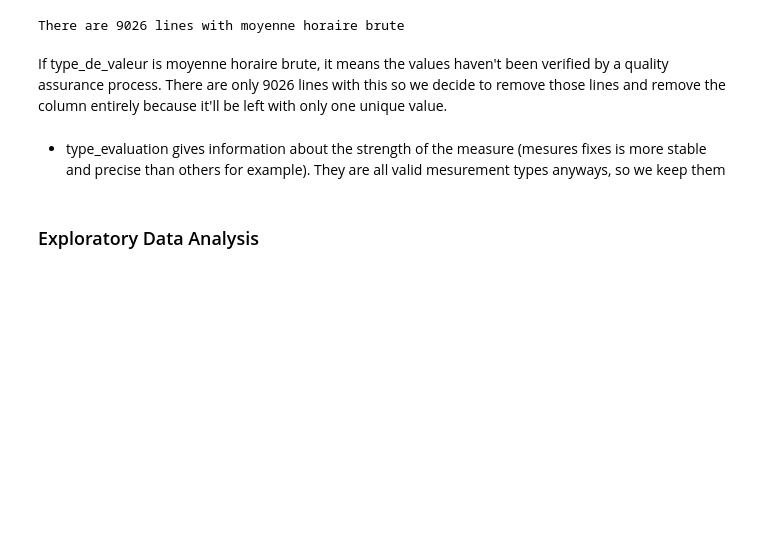
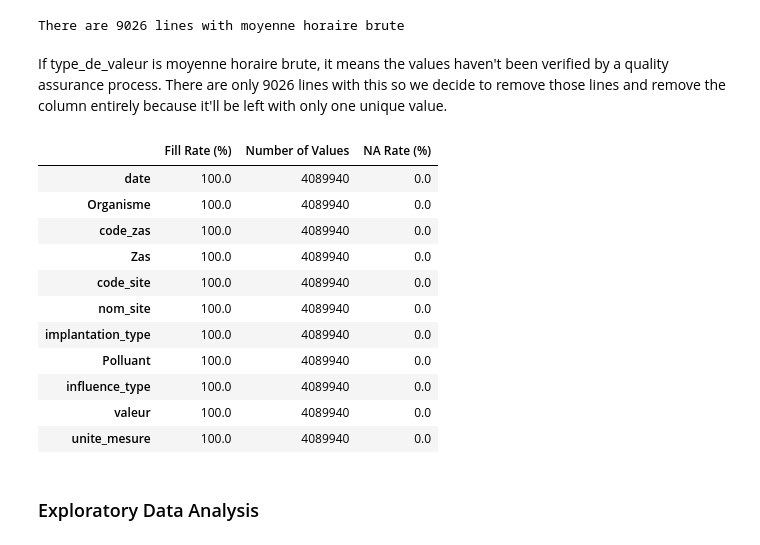
Before and after one commit to Ritishrx7/AirQuality, a Jupyter notebook: Final/Work_Notebook.ipynb, the cells around one changed output. Cells and saved outputs as stored; diff of their text form; code cells hidden in the pictures; blank space fills up the shorter version.

```diff
--- a/Final/Work_Notebook.ipynb
+++ b/Final/Work_Notebook.ipynb
@@ -435,8 +433,21 @@ If type_de_valeur is moyenne horaire brute, it means the values haven't been ver
 # %%
 df = df.loc[df["type_de_valeur"] == "moyenne horaire validée"]
 df = df.drop(columns=["type_de_valeur"])
-# %% [markdown]
-+ type_evaluation gives information about the strength of the measure (mesures fixes is more stable and precise than others for example). They are all valid mesurement types anyways, so we keep them
+# %%
+df_metrics(df)
+# %% [output]
+|  | Fill Rate (%) | Number of Values | NA Rate (%) |
+| date | 100.0 | 4089940 | 0.0 |
+| Organisme | 100.0 | 4089940 | 0.0 |
+| code_zas | 100.0 | 4089940 | 0.0 |
+| Zas | 100.0 | 4089940 | 0.0 |
+| code_site | 100.0 | 4089940 | 0.0 |
+| nom_site | 100.0 | 4089940 | 0.0 |
+| implantation_type | 100.0 | 4089940 | 0.0 |
+| Polluant | 100.0 | 4089940 | 0.0 |
+| influence_type | 100.0 | 4089940 | 0.0 |
+| valeur | 100.0 | 4089940 | 0.0 |
+| unite_mesure | 100.0 | 4089940 | 0.0 |
 # %% [markdown]
 ### Exploratory Data Analysis
 # %% [markdown]
```
Also changed, not shown: parts of 2 cells of this notebook.
